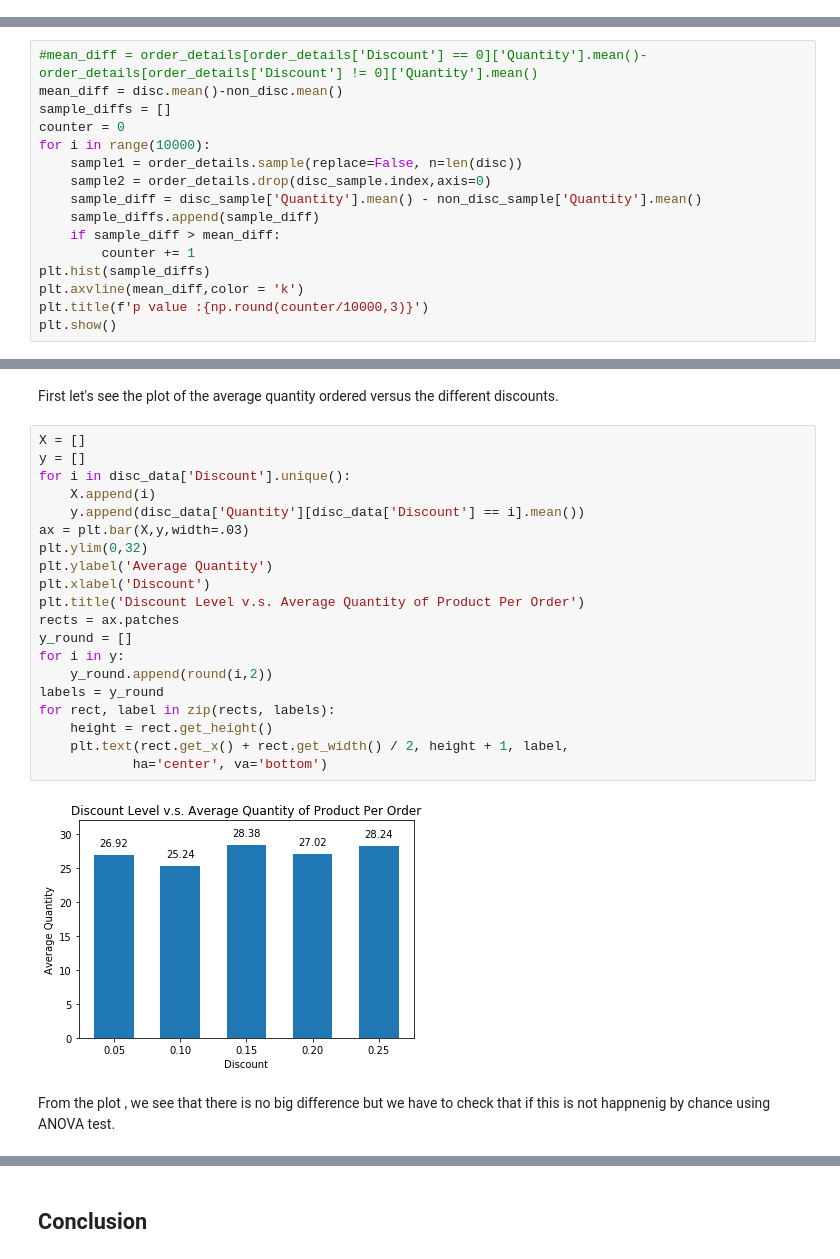
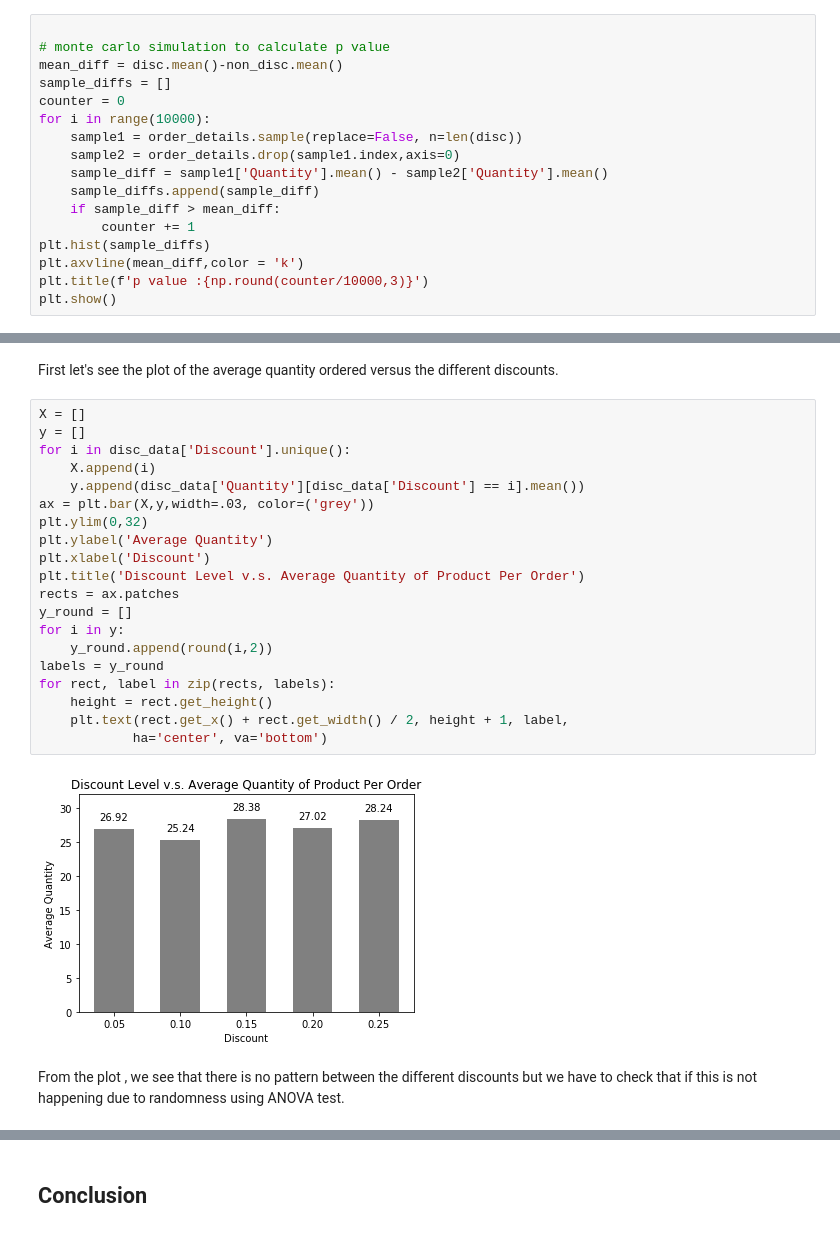
Before and after one commit to omegamarkos/Northwind-hypothesis-testing-, a Jupyter notebook: Northwind.ipynb, the cells around one changed output, grey strips where cells are left out. Drawn from its saved outputs; the diff is of its cells as text.

```diff
--- a/Northwind.ipynb
+++ b/Northwind.ipynb
@@ -249,0 +274,17 @@ Ttest_indResult(statistic=-6.239069142123973, pvalue=5.65641429030433e-10)
+# %%
+
+# monte carlo simulation to calculate p value
+mean_diff = disc.mean()-non_disc.mean()
+sample_diffs = []
+counter = 0
+for i in range(10000):
+    sample1 = order_details.sample(replace=False, n=len(disc))
+    sample2 = order_details.drop(sample1.index,axis=0)
+    sample_diff = sample1['Quantity'].mean() - sample2['Quantity'].mean()
+    sample_diffs.append(sample_diff)
+    if sample_diff > mean_diff:
+        counter += 1
+plt.hist(sample_diffs)
+plt.axvline(mean_diff,color = 'k')
+plt.title(f'p value :{np.round(counter/10000,3)}')
+plt.show()
@@ -271,16 +311,0 @@ when the sample is not normal Monte Carlo test is a better choice
-# %%
-#mean_diff = order_details[order_details['Discount'] == 0]['Quantity'].mean()-order_details[order_details['Discount'] != 0]['Quantity'].mean()
-mean_diff = disc.mean()-non_disc.mean()
-sample_diffs = []
-counter = 0
-for i in range(10000):
-    sample1 = order_details.sample(replace=False, n=len(disc))
-    sample2 = order_details.drop(disc_sample.index,axis=0)
-    sample_diff = disc_sample['Quantity'].mean() - non_disc_sample['Quantity'].mean()
-    sample_diffs.append(sample_diff)
-    if sample_diff > mean_diff:
-        counter += 1
-plt.hist(sample_diffs)
-plt.axvline(mean_diff,color = 'k')
-plt.title(f'p value :{np.round(counter/10000,3)}')
-plt.show()
@@ -316,25 +338,25 @@ First let's see the plot of the average quantity ordered versus the different di
 # %%
 X = []
 y = []
 for i in disc_data['Discount'].unique():
     X.append(i)
     y.append(disc_data['Quantity'][disc_data['Discount'] == i].mean())
-ax = plt.bar(X,y,width=.03)
+ax = plt.bar(X,y,width=.03, color=('grey'))
 plt.ylim(0,32)
 plt.ylabel('Average Quantity')
 plt.xlabel('Discount')
 plt.title('Discount Level v.s. Average Quantity of Product Per Order')
 rects = ax.patches
 y_round = []
 for i in y:
     y_round.append(round(i,2))
 labels = y_round
 for rect, label in zip(rects, labels):
     height = rect.get_height()
     plt.text(rect.get_x() + rect.get_width() / 2, height + 1, label,
             ha='center', va='bottom')
 # %% [output]
-[figure, old version]
+[figure, new version]
 # %% [markdown]
-From the plot , we see that there is no big difference but we have to check that if this is not happnenig by chance using ANOVA test.
+From the plot , we see that there is no pattern between the different discounts but we have to check that if this is not happening due to randomness using ANOVA test.
 # %%
```
Also changed, not shown: parts of 173 cells of this notebook.
